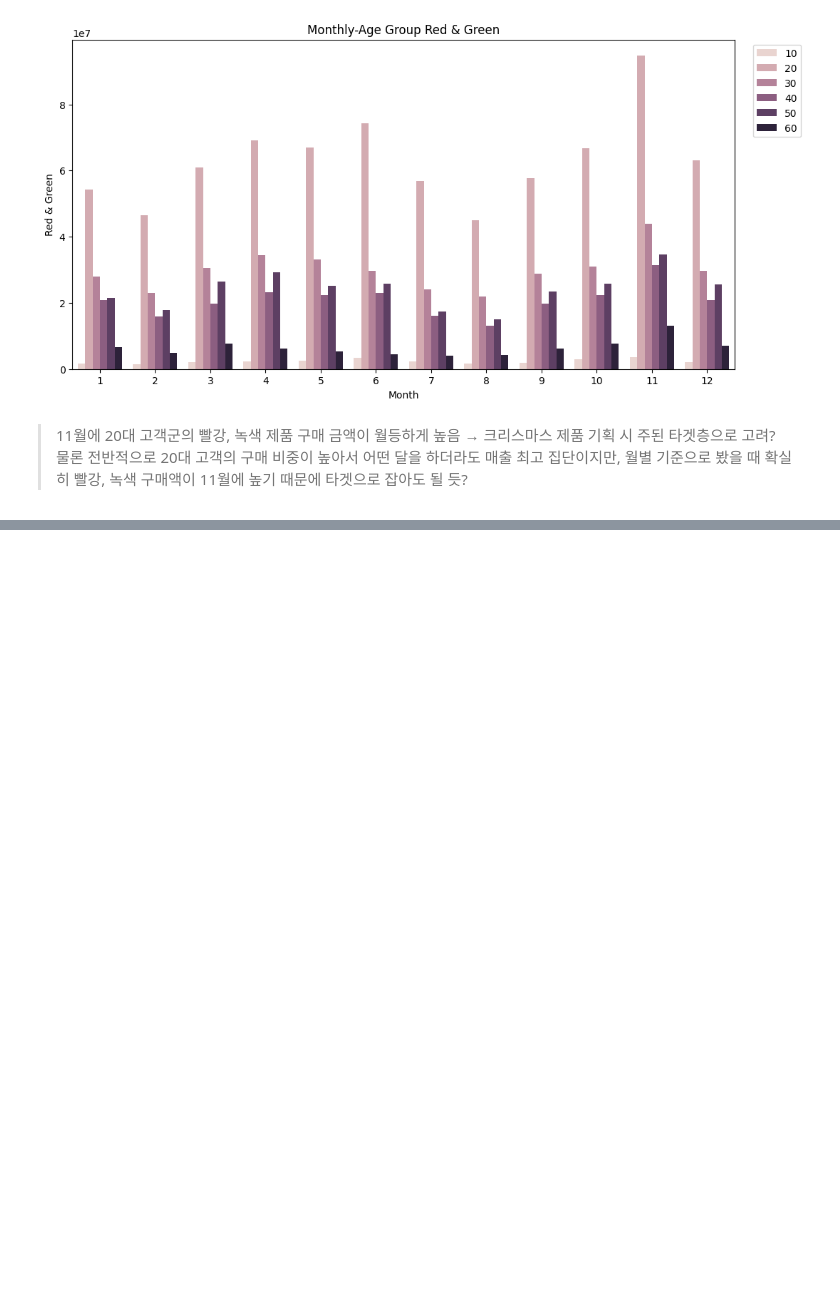
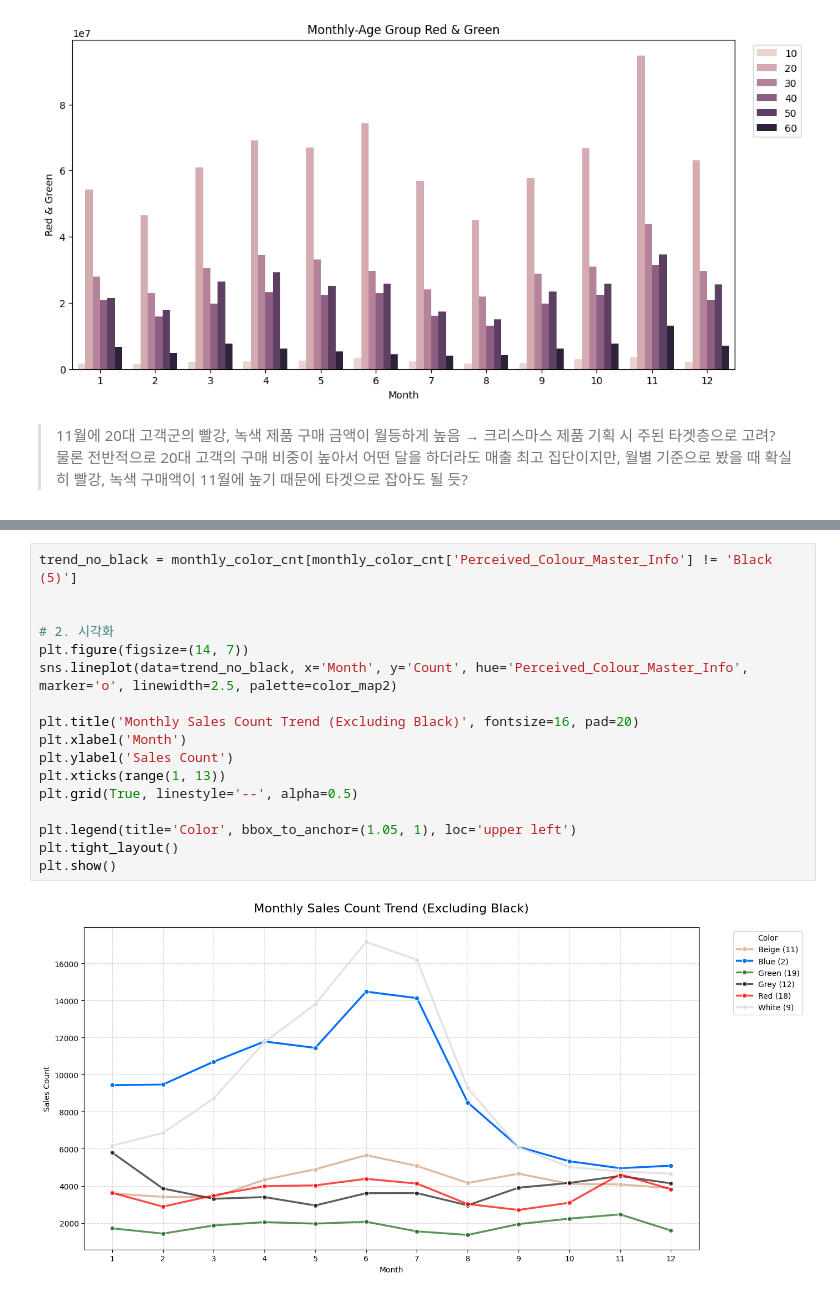
Before and after one commit to leegolem/data-commando-project, a Jupyter notebook: notebooks/member3/260126_table_join(3).ipynb, the cells around one changed output, grey strips where cells are left out. Saved outputs shown, nothing was run; the diff lists cells and outputs as text; blank space fills up the shorter version.

```diff
--- a/notebooks/member3/260126_table_join(3).ipynb
+++ b/notebooks/member3/260126_table_join(3).ipynb
@@ -583,0 +606,19 @@ plt.show()
+# %%
+trend_no_black = monthly_color_cnt[monthly_color_cnt['Perceived_Colour_Master_Info'] != 'Black (5)']
+
+
+# 2. 시각화
+plt.figure(figsize=(14, 7))
+sns.lineplot(data=trend_no_black, x='Month', y='Count', hue='Perceived_Colour_Master_Info', marker='o', linewidth=2.5, palette=color_map2)
+
+plt.title('Monthly Sales Count Trend (Excluding Black)', fontsize=16, pad=20)
+plt.xlabel('Month')
+plt.ylabel('Sales Count')
+plt.xticks(range(1, 13))
+plt.grid(True, linestyle='--', alpha=0.5)
+
+plt.legend(title='Color', bbox_to_anchor=(1.05, 1), loc='upper left')
+plt.tight_layout()
+plt.show()
+# %% [output]
+[figure, added]
```
Also changed, not shown: parts of 8 cells of this notebook, 12 other files.
